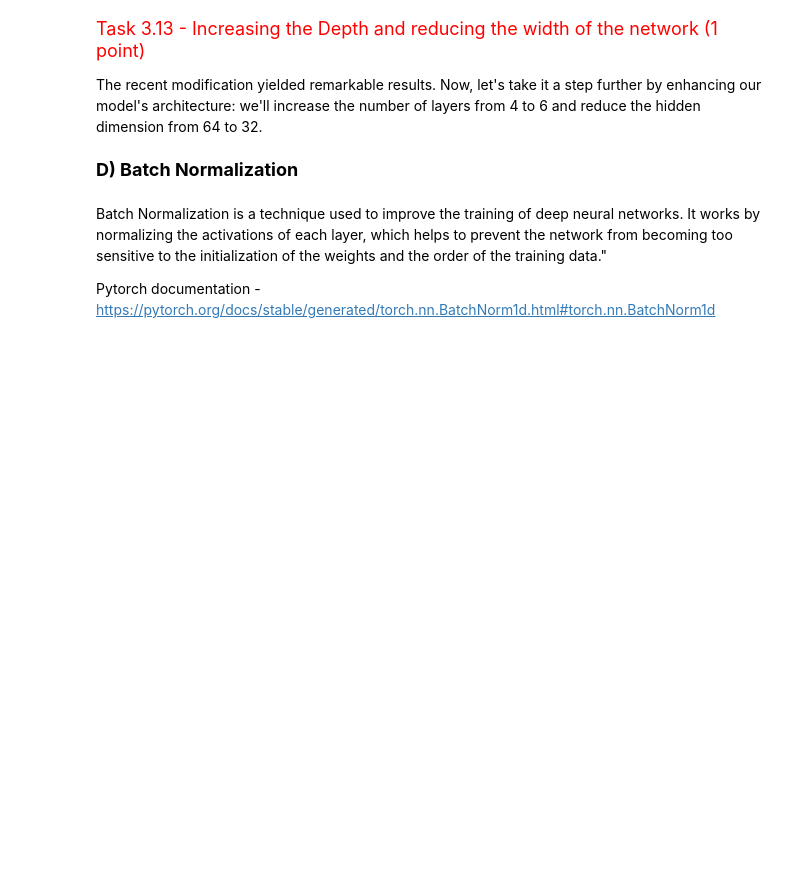
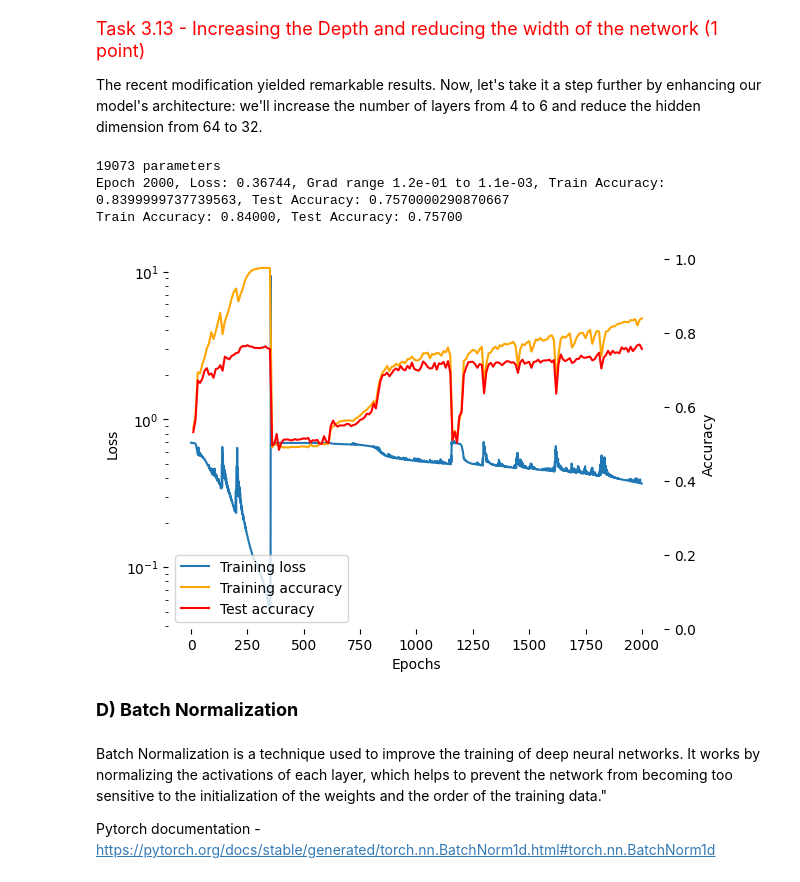
Before and after one commit to ayaazuddin/CS7150-Homework-2, a Jupyter notebook: HW2_1_OptimizationAndNetworkArchitecture.ipynb, the cells around one changed output. Cells and saved outputs as stored; diff of their text form; code cells hidden in the pictures; blank space fills up the shorter version.

```diff
--- a/HW2_1_OptimizationAndNetworkArchitecture.ipynb
+++ b/HW2_1_OptimizationAndNetworkArchitecture.ipynb
@@ -1349,34 +1352,39 @@ torch.manual_seed(7150)# (Leave it here for deterministic behavior and easier gr
 #-> (Linear + ReLU) -> (Linear + ReLU) -> (Linear + Sigmoid)
 ################################################################################
 
 input_size=train_data.size(1)
 hidden_dims= 64
 output_dims=1
 
 run_test(
     Supervise(
     nn.BCELoss(),
         nn.Sequential(
             nn.Linear(input_size, hidden_dims),
             nn.ReLU(),
             nn.Linear(hidden_dims, hidden_dims),
             nn.ReLU(),
             nn.Linear(hidden_dims, hidden_dims),
             nn.ReLU(),
             nn.Linear(hidden_dims, hidden_dims),
             nn.ReLU(),
             nn.Linear(hidden_dims, hidden_dims),
             nn.ReLU(),
             nn.Linear(hidden_dims, output_dims),
             nn.Sigmoid()
         )
     ),
-    lambda p: ADAMOptimizer(p,lr=0.01,weight_decay=1e-3)
+    lambda p: ADAMOptimizer(p,lr=0.005,weight_decay=1e-4)
 )
 
 ###########################################################################
 #                             END OF YOUR CODE                            #
 ###########################################################################
+# %% [output]
+19073 parameters
+Epoch 2000, Loss: 0.36744, Grad range 1.2e-01 to 1.1e-03, Train Accuracy: 0.8399999737739563, Test Accuracy: 0.7570000290870667
+Train Accuracy: 0.84000, Test Accuracy: 0.75700
+[figure, added]
 # %% [markdown]
 <font size='4'>**D) Batch Normalization**</font>
 # %% [markdown]
```
Also changed, not shown: parts of 18 cells of this notebook.
